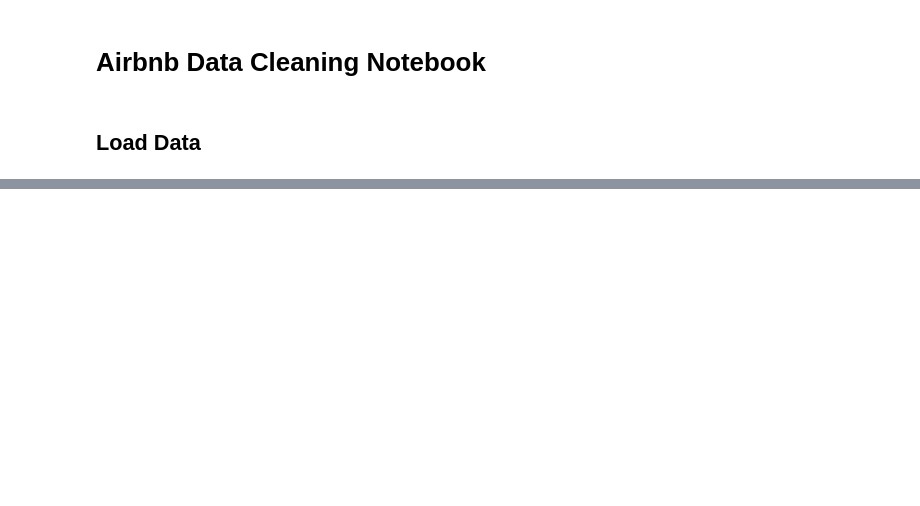
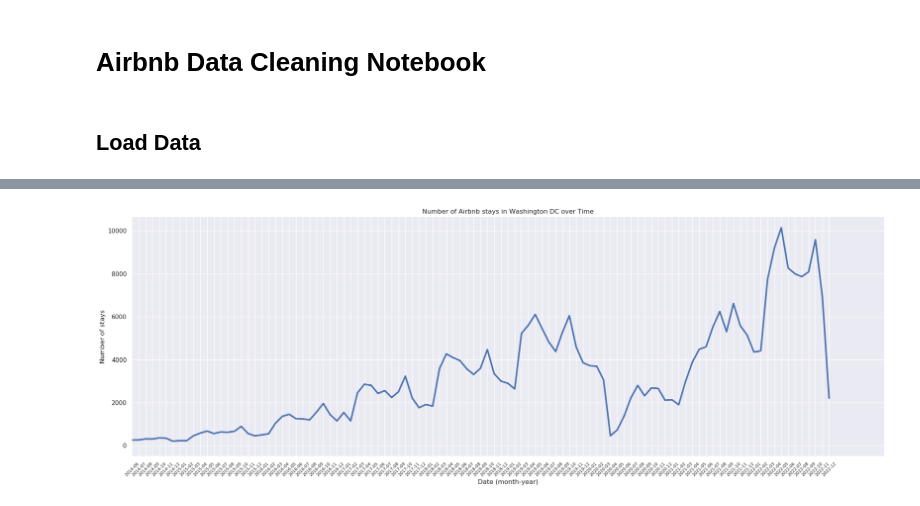
Before and after one commit to hdavis-sandiego/ADS508-Final, a Jupyter notebook: notebooks/02_data_scrub/iac_transforms.ipynb, the cells around one changed output, grey strips where cells are left out. Drawn from its saved outputs; the diff is of its cells as text; code cells hidden in the pictures; blank space fills up the shorter version.

```diff
--- a/notebooks/02_data_scrub/iac_transforms.ipynb
+++ b/notebooks/02_data_scrub/iac_transforms.ipynb
@@ -18,0 +30,4 @@ base_path = "../../data/airbnb/
+# %%
+# Transforming date to datetime dtype in month-year format
+reviews_df['date'] = pd.to_datetime(reviews_df['date'])
+reviews_df['month_year'] = reviews_df['date'].dt.strftime('%Y-%m')
@@ -18,0 +62,15 @@ base_path = "../../data/airbnb/
+# %%
+import seaborn as sns
+import matplotlib.pyplot as plt
+
+sns.set_style('darkgrid')
+sns.set(rc={'figure.figsize':(25,8)})
+
+ax = sns.lineplot(data=review_grouped, x ='month_year', y = 'num_stays', palette='viridis', lw=3)
+plt.xlim(xmin=60)
+plt.xticks(rotation=45,fontsize=8)
+ax.set(xlabel='Date (month-year)', ylabel='Number of stays')
+plt.title("Number of Airbnb stays in Washington DC over Time")
+plt.show()
+# %% [output]
+[figure, added]
```
Also changed, not shown: parts of 6 cells of this notebook.
